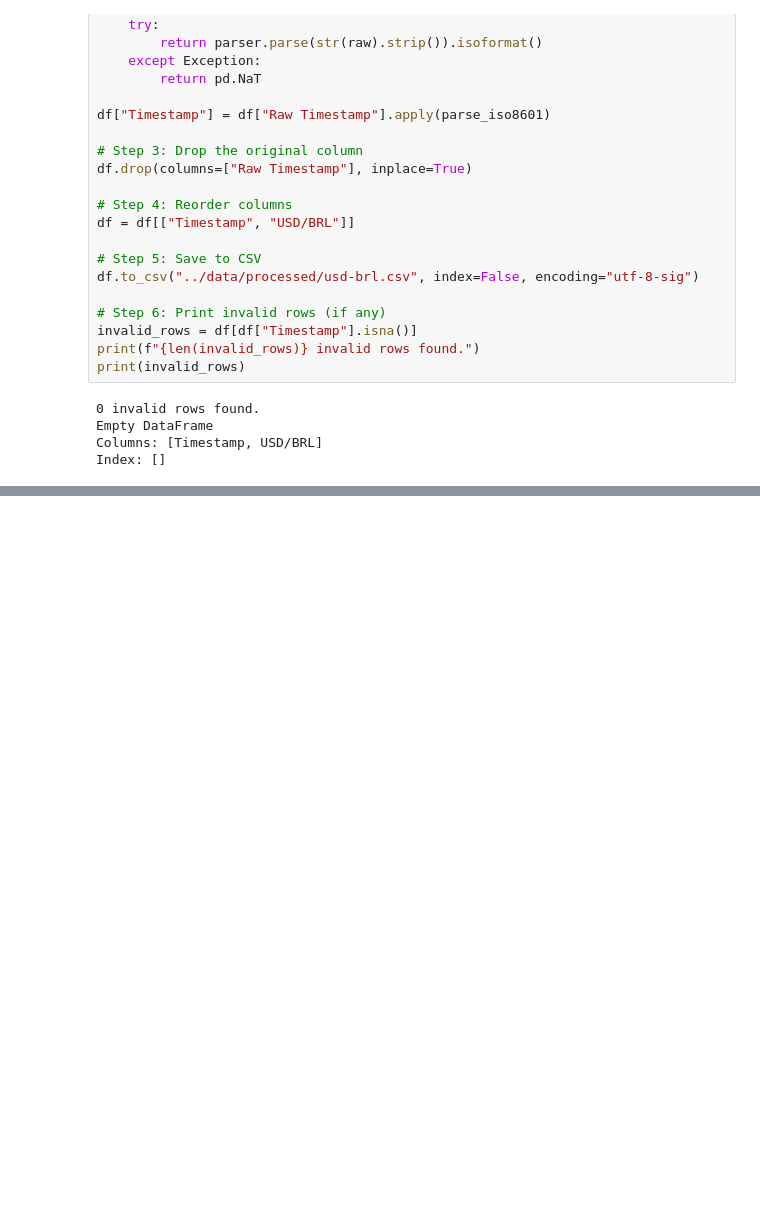
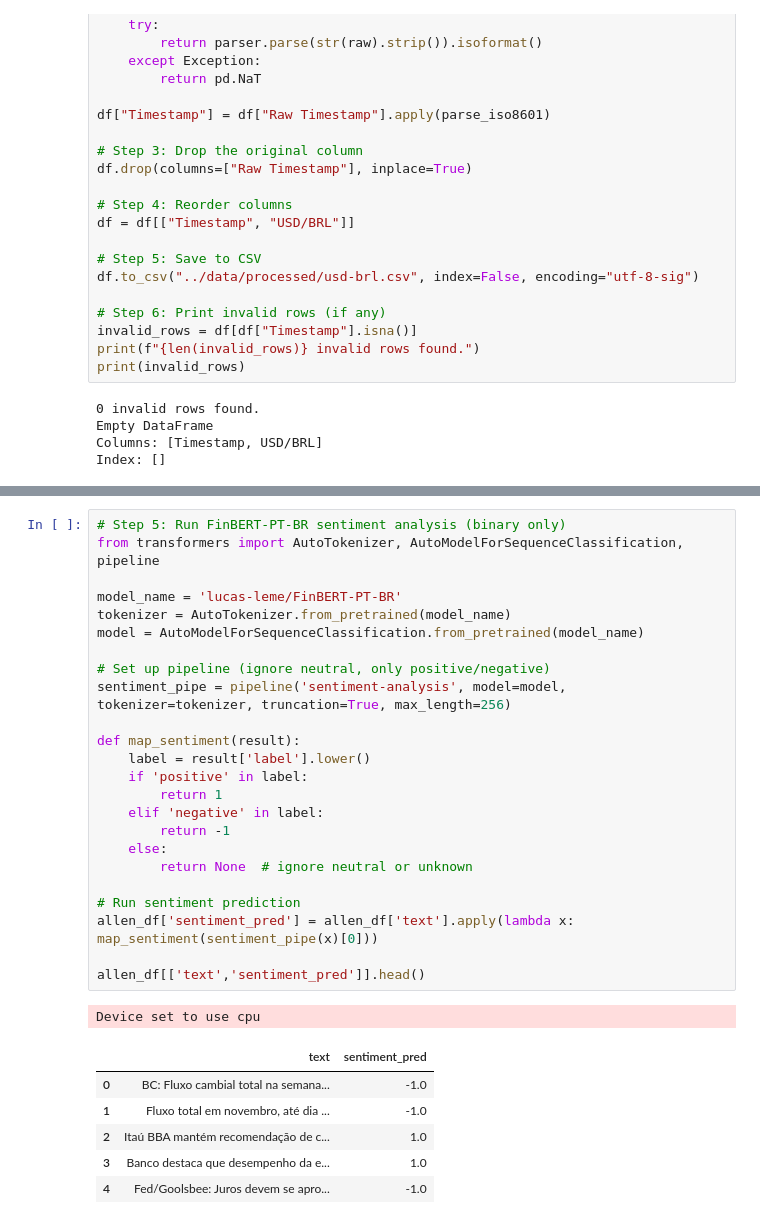
Before and after one commit to neurekt/tradewhispers, a Jupyter notebook: notebooks/baseline.ipynb, the cells around one changed output, grey strips where cells are left out. Drawn from its saved outputs; the diff is of its cells as text; blank space fills up the shorter version.

```diff
--- a/notebooks/baseline.ipynb
+++ b/notebooks/baseline.ipynb
@@ -109,0 +224,32 @@ Index: []
+# %%
+# Step 5: Run FinBERT-PT-BR sentiment analysis (binary only)
+from transformers import AutoTokenizer, AutoModelForSequenceClassification, pipeline
+
+model_name = 'lucas-leme/FinBERT-PT-BR'
+tokenizer = AutoTokenizer.from_pretrained(model_name)
+model = AutoModelForSequenceClassification.from_pretrained(model_name)
+
+# Set up pipeline (ignore neutral, only positive/negative)
+sentiment_pipe = pipeline('sentiment-analysis', model=model, tokenizer=tokenizer, truncation=True, max_length=256)
+
+def map_sentiment(result):
+    label = result['label'].lower()
+    if 'positive' in label:
+        return 1
+    elif 'negative' in label:
+        return -1
+    else:
+        return None  # ignore neutral or unknown
+
+# Run sentiment prediction
+allen_df['sentiment_pred'] = allen_df['text'].apply(lambda x: map_sentiment(sentiment_pipe(x)[0]))
+
+allen_df[['text','sentiment_pred']].head()
+# %% [output]
+Device set to use cpu
+|  | text | sentiment_pred |
+| 0 | BC: Fluxo cambial total na semana... | -1.0 |
+| 1 | Fluxo total em novembro, até dia ... | -1.0 |
+| 2 | Itaú BBA mantém recomendação de c... | 1.0 |
+| 3 | Banco destaca que desempenho da e... | 1.0 |
+| 4 | Fed/Goolsbee: Juros devem se apro... | -1.0 |
```
Also changed, not shown: parts of 7 cells of this notebook, 32 other files.
